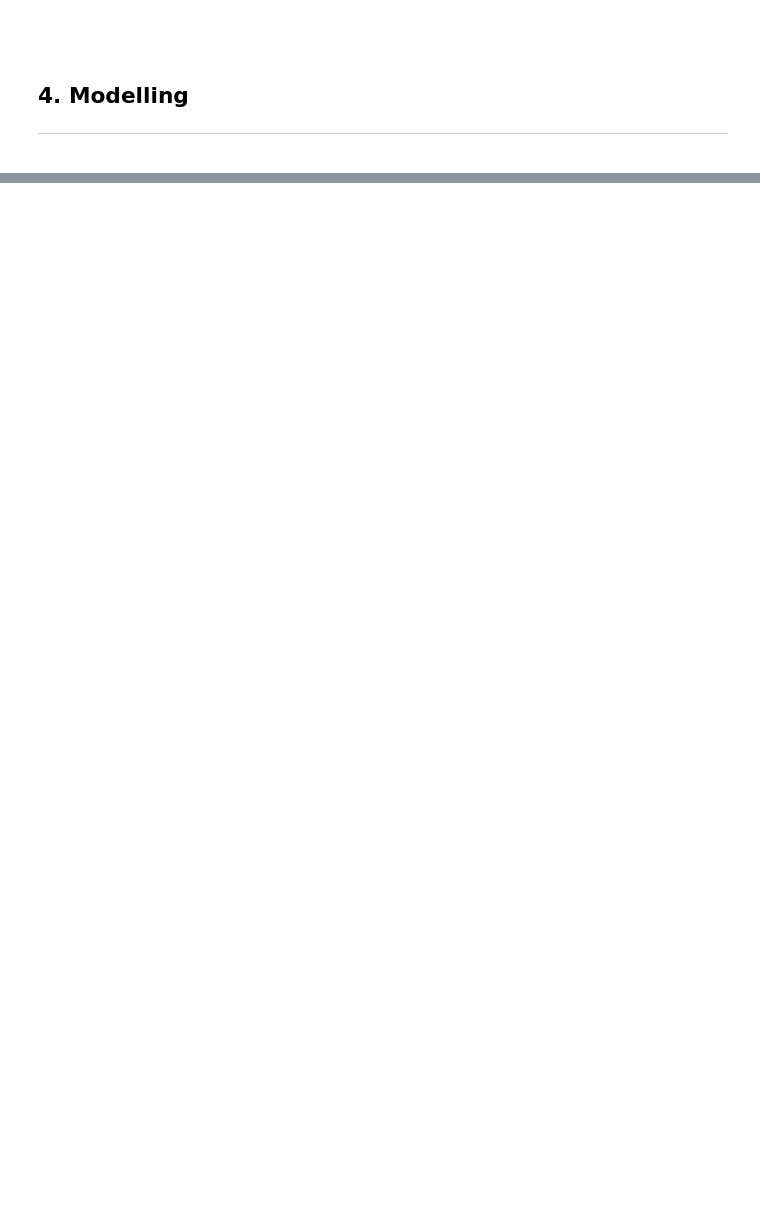
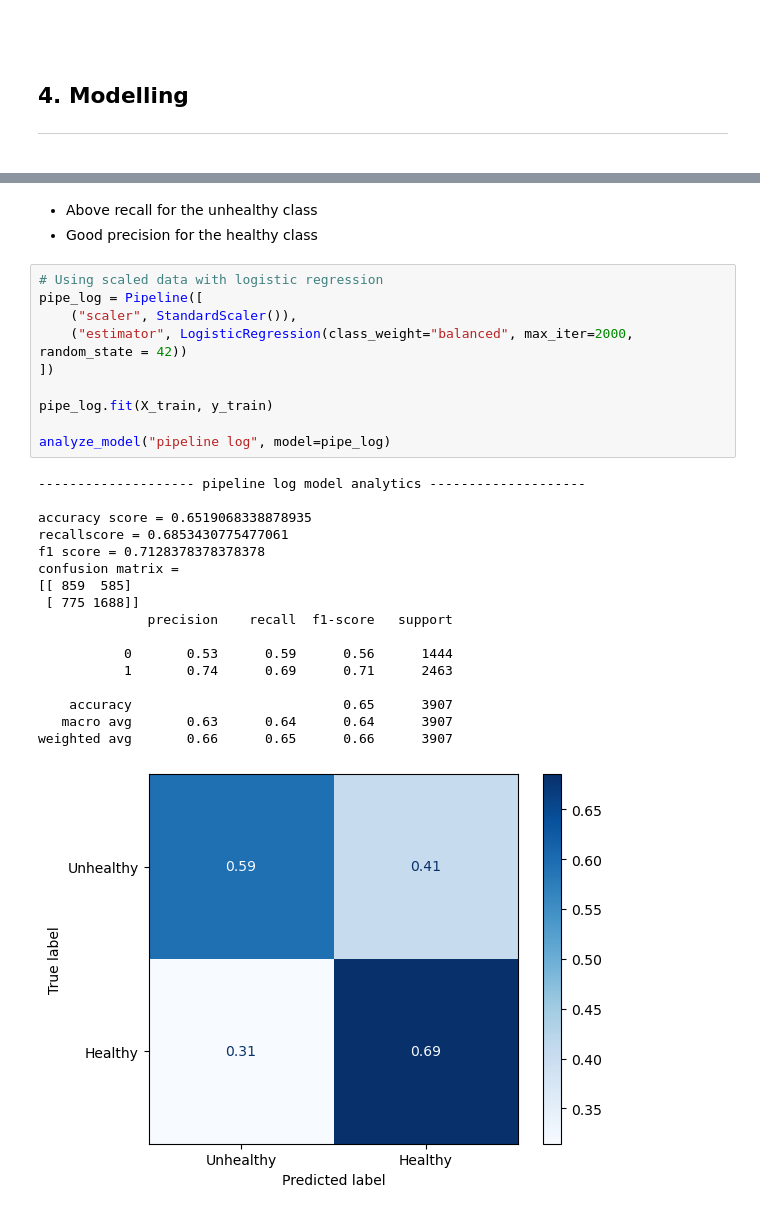
Before and after one commit to Benbellah-Owino/capstone-group3-karu, a Jupyter notebook: index.ipynb, the cells around one changed output, grey strips where cells are left out. Saved outputs shown, nothing was run; the diff lists cells and outputs as text; blank space fills up the shorter version.

```diff
--- a/index.ipynb
+++ b/index.ipynb
@@ -280,0 +389,31 @@ y_test = test_df["engine_condition"]
+# %% [markdown]
+* Above recall for the unhealthy class
+* Good precision for the healthy class
+# %%
+# Using scaled data with logistic regression
+pipe_log = Pipeline([
+    ("scaler", StandardScaler()),
+    ("estimator", LogisticRegression(class_weight="balanced", max_iter=2000, random_state = 42))
+])
+
+pipe_log.fit(X_train, y_train)
+
+analyze_model("pipeline log", model=pipe_log)
+# %% [output]
+-------------------- pipeline log model analytics --------------------
+
+accuracy score = 0.6519068338878935
+recallscore = 0.6853430775477061
+f1 score = 0.7128378378378378
+confusion matrix =
+[[ 859  585]
+ [ 775 1688]]
+              precision    recall  f1-score   support
+
+           0       0.53      0.59      0.56      1444
+           1       0.74      0.69      0.71      2463
+
+    accuracy                           0.65      3907
+   macro avg       0.63      0.64      0.64      3907
+weighted avg       0.66      0.65      0.66      3907
+[figure, added]
```
Also changed, not shown: parts of 20 cells of this notebook.
